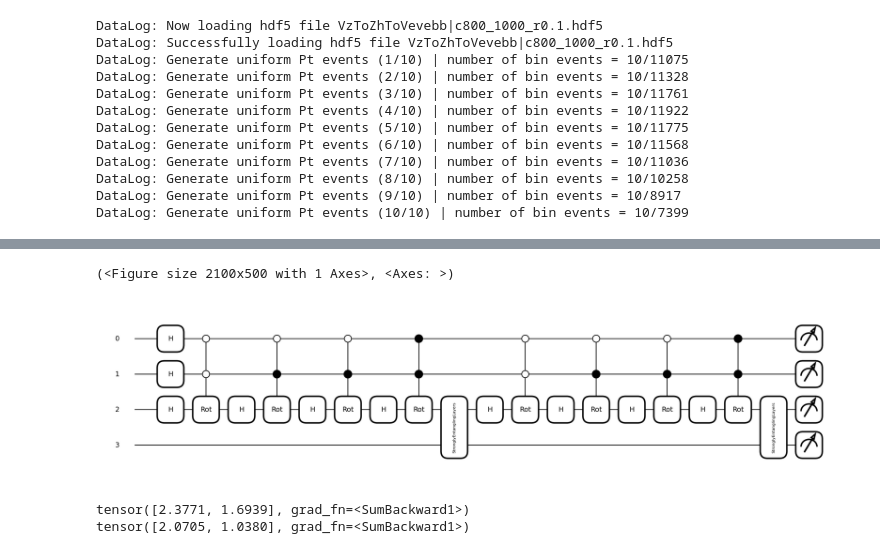
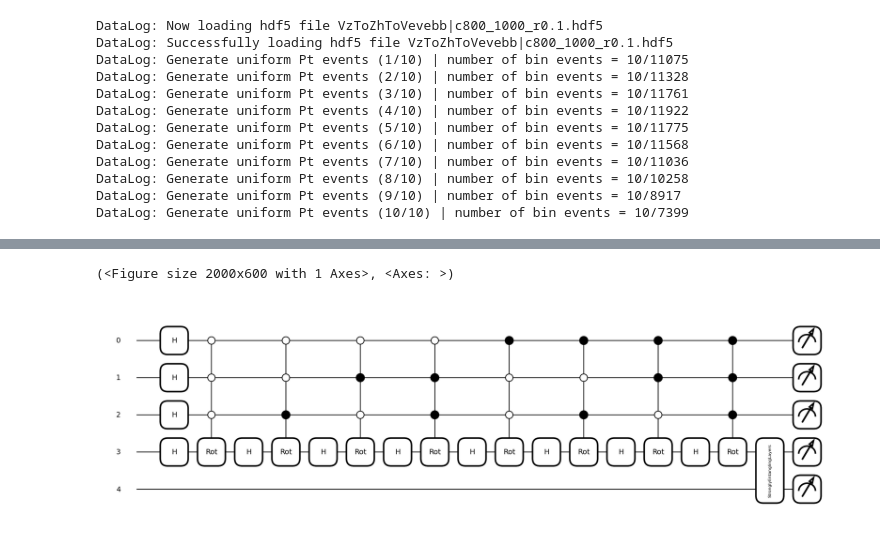
Before and after one commit to maplexgitx0302/QML-QCGNN, a Jupyter notebook: asd.ipynb, the cells around one changed output, grey strips where cells are left out. Cells and saved outputs as stored; diff of their text form; code cells hidden in the pictures.

```diff
--- a/asd.ipynb
+++ b/asd.ipynb
@@ -34,10 +20,11 @@ DataLog: Generate uniform Pt events (8/10) | number of bin events = 10/10258
 DataLog: Generate uniform Pt events (9/10) | number of bin events = 10/8917
 DataLog: Generate uniform Pt events (10/10) | number of bin events = 10/7399
 # %%
-gnn_idx_qubits = 2
+gnn_idx_qubits = 3
 def ctrl_enc_operator(_input, control, control_values):
     qml.Hadamard(wires=gnn_idx_qubits)
     ctrl = qml.ctrl(qml.Rot, control=control, control_values=control_values)
     ctrl(theta=_input[0], phi=_input[1], omega=_input[2], wires=gnn_idx_qubits)
 
-model = m_nn.QuantumDisorderedFCGraph(num_idx_qubits=gnn_idx_qubits, num_nn_qubits=2, num_layers=1, num_reupload=1, ctrl_enc_operator=ctrl_enc_operator)
+model = m_nn.QuantumDisorderedFCGraph(num_idx_qubits=gnn_idx_qubits, num_nn_qubits=2, num_layers=1, num_reupload=0, ctrl_enc_operator=ctrl_enc_operator, rnd_shuffle_inputs=True)
+model.meas
@@ -44,14 +48,5 @@ model = m_nn.QuantumDisorderedFCGraph(num_idx_qubits=gnn_idx_qubits, num_nn_qubi
 # %%
-qml.draw_mpl(model.circuit)(torch.rand(4,3), torch.rand(1+1, 1, 2, 3))
+qml.draw_mpl(model.circuit)(torch.rand(2**gnn_idx_qubits,3), torch.rand(1+1, 1, 2, 3))
 # %% [output]
-(<Figure size 2100x500 with 1 Axes>, <Axes: >)
+(<Figure size 2000x600 with 1 Axes>, <Axes: >)
-[figure, old version]
+[figure, new version]
-# %%
-data = torch.rand(4, 3).reshape(-1)
-print(model(data))
-
-data[3:] = torch.zeros(9)
-print(model(data))
-# %% [output]
-tensor([2.3771, 1.6939], grad_fn=<SumBackward1>)
-tensor([2.0705, 1.0380], grad_fn=<SumBackward1>)
```
Also changed, not shown: parts of 3 cells of this notebook, 4 other files.
